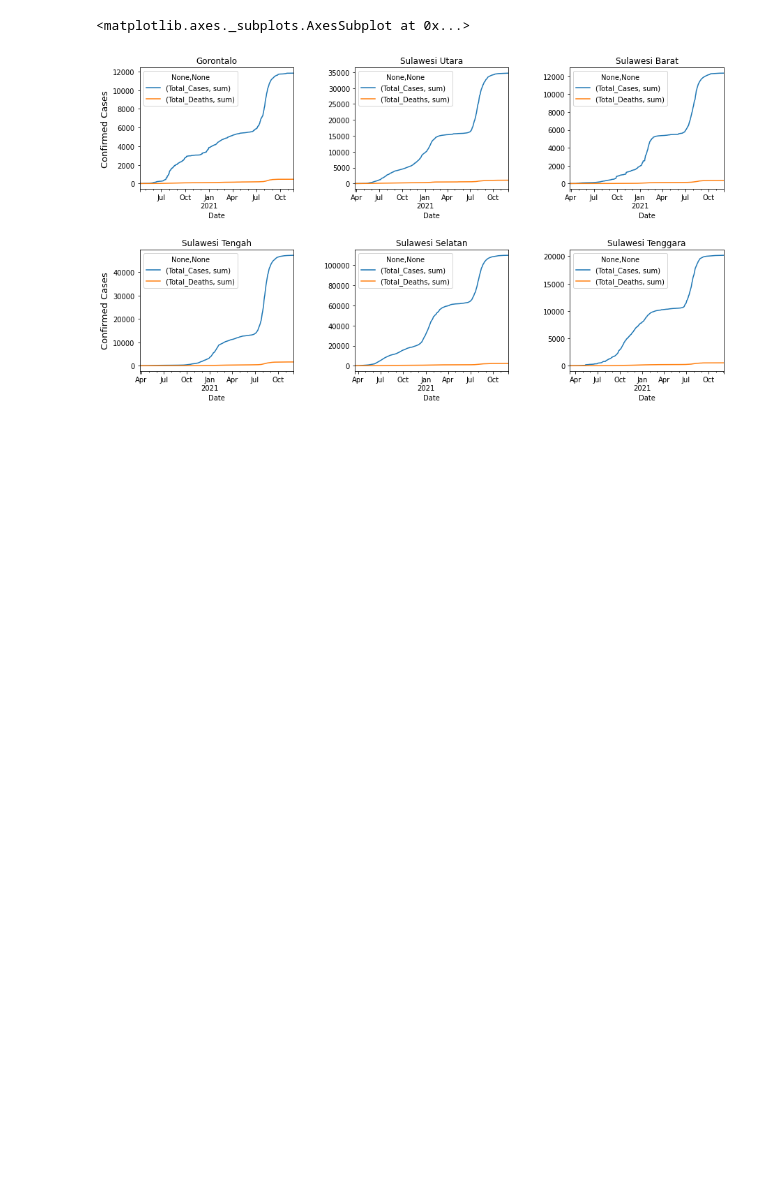
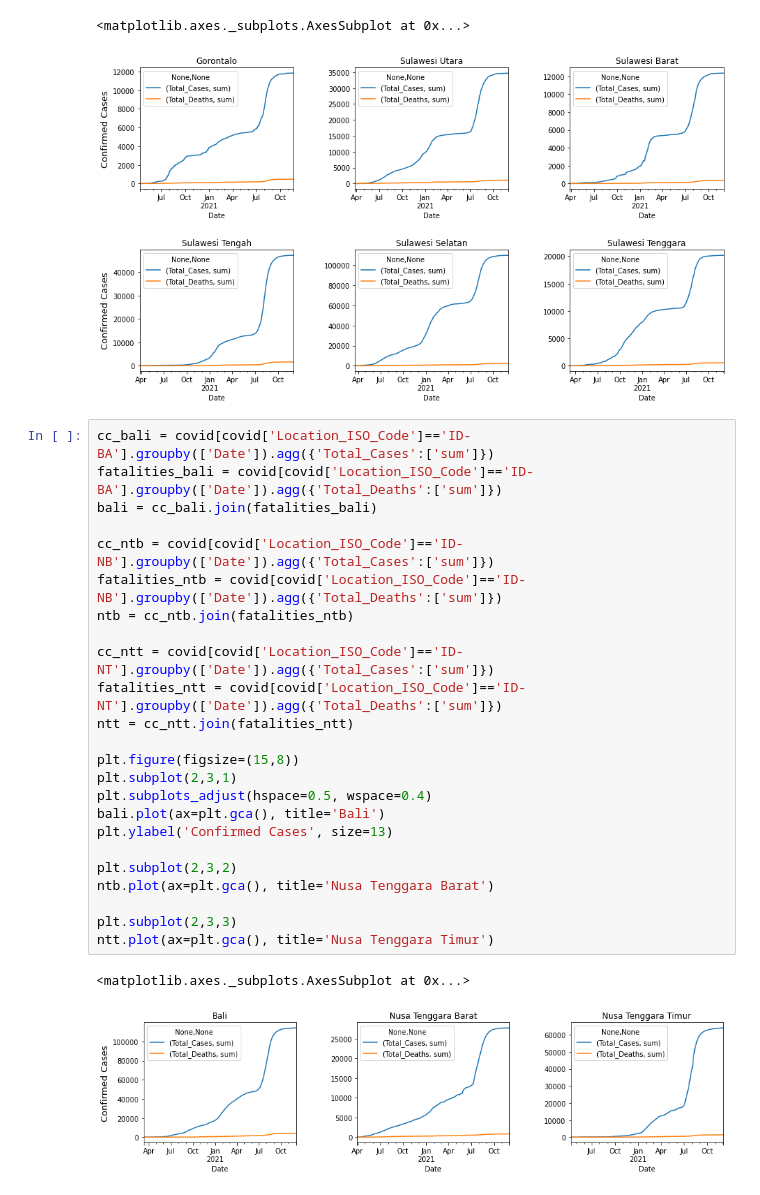
Before and after one commit to azizpambayun/project, a Jupyter notebook: covid_19_analysis_and_visualization_in_Indonesia.ipynb, the cells around one changed output. Saved outputs shown, nothing was run; the diff lists cells and outputs as text; blank space fills up the shorter version.

```diff
--- a/covid_19_analysis_and_visualization_in_Indonesia.ipynb
+++ b/covid_19_analysis_and_visualization_in_Indonesia.ipynb
@@ -404,3 +404,30 @@ sultra.plot(ax=plt.gca(), title='Sulawesi Tenggara')
 # %% [output]
 <matplotlib.axes._subplots.AxesSubplot at 0x...>
 [figure]
+# %%
+cc_bali = covid[covid['Location_ISO_Code']=='ID-BA'].groupby(['Date']).agg({'Total_Cases':['sum']})
+fatalities_bali = covid[covid['Location_ISO_Code']=='ID-BA'].groupby(['Date']).agg({'Total_Deaths':['sum']})
+bali = cc_bali.join(fatalities_bali)
+
+cc_ntb = covid[covid['Location_ISO_Code']=='ID-NB'].groupby(['Date']).agg({'Total_Cases':['sum']})
+fatalities_ntb = covid[covid['Location_ISO_Code']=='ID-NB'].groupby(['Date']).agg({'Total_Deaths':['sum']})
+ntb = cc_ntb.join(fatalities_ntb)
+
+cc_ntt = covid[covid['Location_ISO_Code']=='ID-NT'].groupby(['Date']).agg({'Total_Cases':['sum']})
+fatalities_ntt = covid[covid['Location_ISO_Code']=='ID-NT'].groupby(['Date']).agg({'Total_Deaths':['sum']})
+ntt = cc_ntt.join(fatalities_ntt)
+
+plt.figure(figsize=(15,8))
+plt.subplot(2,3,1)
+plt.subplots_adjust(hspace=0.5, wspace=0.4)
+bali.plot(ax=plt.gca(), title='Bali')
+plt.ylabel('Confirmed Cases', size=13)
+
+plt.subplot(2,3,2)
+ntb.plot(ax=plt.gca(), title='Nusa Tenggara Barat')
+
+plt.subplot(2,3,3)
+ntt.plot(ax=plt.gca(), title='Nusa Tenggara Timur')
+# %% [output]
+<matplotlib.axes._subplots.AxesSubplot at 0x...>
+[figure, added]
```
Also changed, not shown: parts of 2 cells of this notebook.
